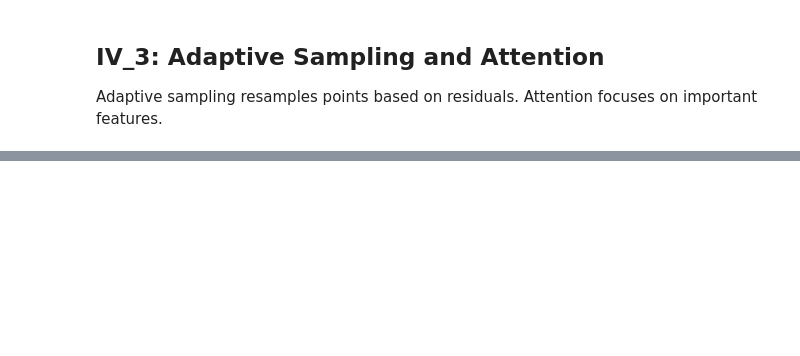
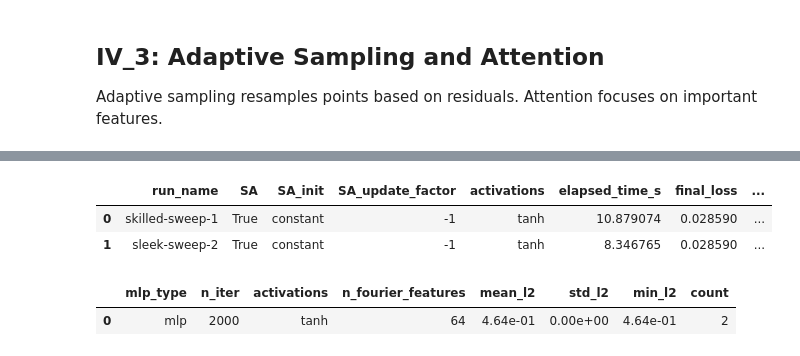
Before and after one commit to bonneted/PhD, a Jupyter notebook: IV_ImprovingTraining.ipynb, the cells around one changed output, grey strips where cells are left out. Drawn from its saved outputs; the diff is of its cells as text; code cells hidden in the pictures; blank space fills up the shorter version.

```diff
--- a/IV_ImprovingTraining.ipynb
+++ b/IV_ImprovingTraining.ipynb
@@ -487,0 +660,51 @@ Fig width: 10.5, set it to 3.50 < 6.34 (A4 with margins) in latex to have a prin
+# %%
+import os, json, yaml, pandas as pd, wandb
+
+LOAD_SWEEP = True
+ENTITY, PROJECT = "damien-bonnet", "Allen-Cahn"
+sweep_results_folder = os.path.join(results_folder, 'HyperparameterSearch')
+
+def load_sweep_results(ENTITY, PROJECT):
+    api = wandb.Api()
+    runs = api.runs(f"{ENTITY}/{PROJECT}")
+
+    unwrap = lambda v: v['value'] if isinstance(v, dict) and len(v) == 1 and 'value' in v else v
+
+    summary_list, config_list, name_list = [], [], []
+    for run in runs:
+        summary = {k: unwrap(v) for k, v in json.loads(run.summary._json_dict).items() if not k.startswith('_')}
+        config = {k: unwrap(v) for k, v in json.loads(run.config).items() if not k.startswith('_')}
+        summary_list.append(summary)
+        config_list.append(config)
+        name_list.append(run.name)
+
+    # Flatten into single row per run
+    runs_df = pd.DataFrame([
+        {"run_name": name} | {k: v for k, v in config.items() if k not in summary} | summary
+        for name, config, summary in zip(name_list, config_list, summary_list)
+    ])
+    return runs_df
+
+runs_df = load_sweep_results(ENTITY, PROJECT)
+
+# Save to CSV
+runs_df.to_csv(os.path.join(sweep_results_folder, f'sweep_all_results.csv'), index=False)
+
+# Display aggregated results
+cols = [c for c in ["mlp_type", "n_iter", "activations", "n_fourier_features"] if c in runs_df]
+agg = (runs_df.groupby(cols)
+            .agg(mean_l2=("l2_relative_error","mean"),
+                std_l2=("l2_relative_error","std"),
+                min_l2=("l2_relative_error","min"),
+                count=("l2_relative_error","count"))
+            .reset_index()
+            .sort_values("mean_l2"))
+display(agg.head(10).style.background_gradient(cmap="Greens_r",subset=["mean_l2","min_l2"])
+                        .background_gradient(cmap="Reds",subset=["std_l2"])
+                        .format("{:.2e}",subset=["mean_l2","std_l2","min_l2"]))
+# %% [output]
+|  | run_name | SA | SA_init | SA_update_factor | activations | elapsed_time_s | final_loss | ... |
+| 0 | skilled-sweep-1 | True | constant | -1 | tanh | 10.879074 | 0.028590 | ... |
+| 1 | sleek-sweep-2 | True | constant | -1 | tanh | 8.346765 | 0.028590 | ... |
+|  | mlp_type | n_iter | activations | n_fourier_features | mean_l2 | std_l2 | min_l2 | count |
+| 0 | mlp | 2000 | tanh | 64 | 4.64e-01 | 0.00e+00 | 4.64e-01 | 2 |
```
Also changed, not shown: parts of 11 cells of this notebook, 7 other files.
